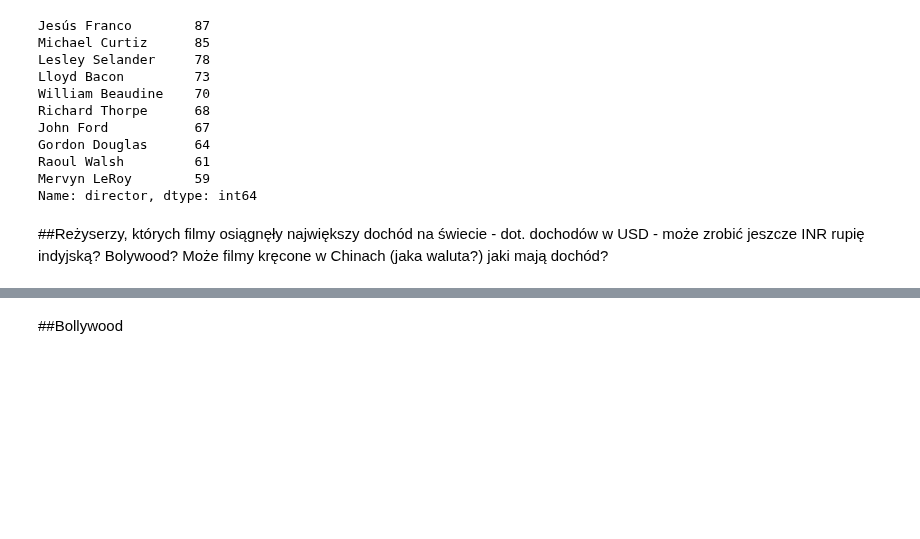
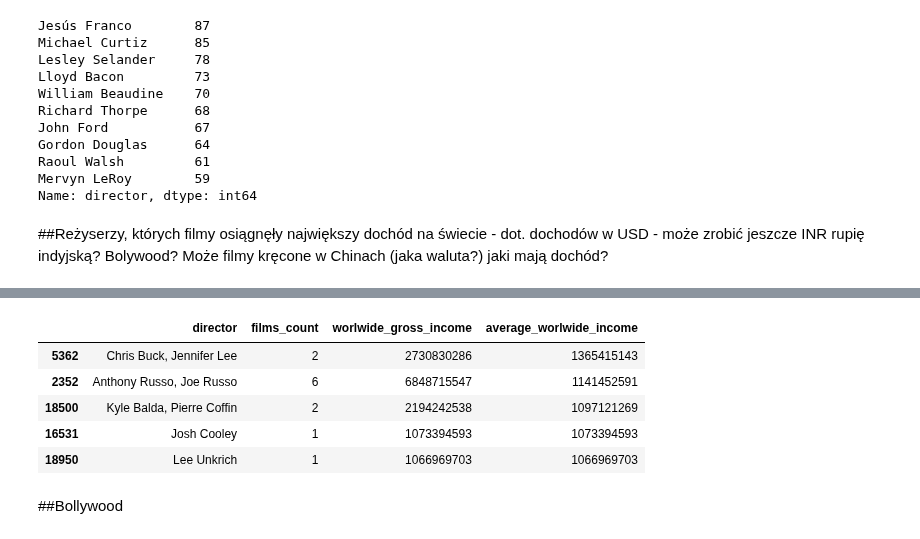
Before and after one commit to KatBotkowska/CodersCrew, a Jupyter notebook: Netflix_data.ipynb, the cells around one changed output, grey strips where cells are left out. Saved outputs shown, nothing was run; the diff lists cells and outputs as text; code cells hidden in the pictures; blank space fills up the shorter version.

```diff
--- a/Netflix_data.ipynb
+++ b/Netflix_data.ipynb
@@ -542,3 +579,15 @@ imdb_movies_USD.groupby('director').agg({'imdb_title_id':'count','worlwide_gross
+# %%
+#średni dochów z filmów na świecie
+imdb_director_worlwide_income['average_worlwide_income']=imdb_director_worlwide_income['worlwide_gross_income']/imdb_director_worlwide_income['films_count']
+imdb_director_worlwide_income['average_worlwide_income']=imdb_director_worlwide_income['average_worlwide_income'].astype(int)
+imdb_director_worlwide_income.sort_values(by='average_worlwide_income', ascending=False).head()
+# %% [output]
+|  | director | films_count | worlwide_gross_income | average_worlwide_income |
+| 5362 | Chris Buck, Jennifer Lee | 2 | 2730830286 | 1365415143 |
+| 2352 | Anthony Russo, Joe Russo | 6 | 6848715547 | 1141452591 |
+| 18500 | Kyle Balda, Pierre Coffin | 2 | 2194242538 | 1097121269 |
+| 16531 | Josh Cooley | 1 | 1073394593 | 1073394593 |
+| 18950 | Lee Unkrich | 1 | 1066969703 | 1066969703 |
 # %% [markdown]
 ##Bollywood
 # %%
```
Also changed, not shown: parts of 14 cells of this notebook.
